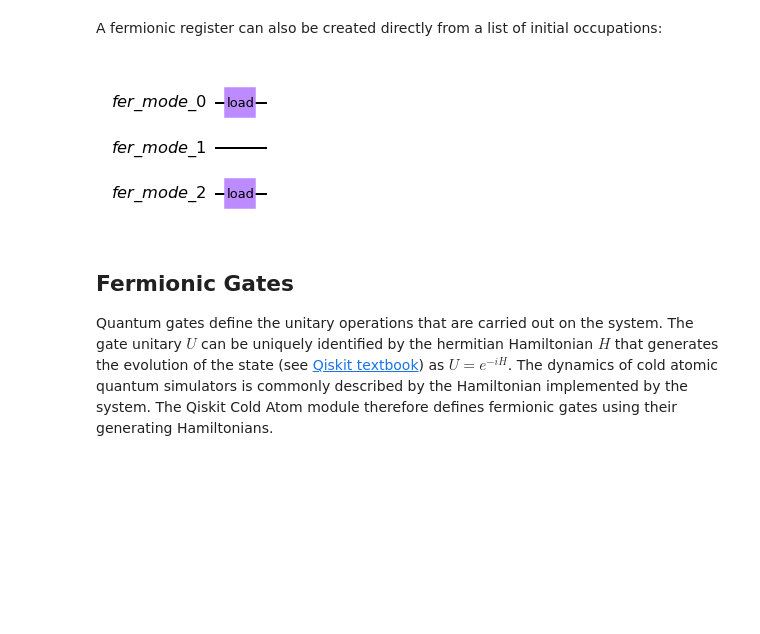
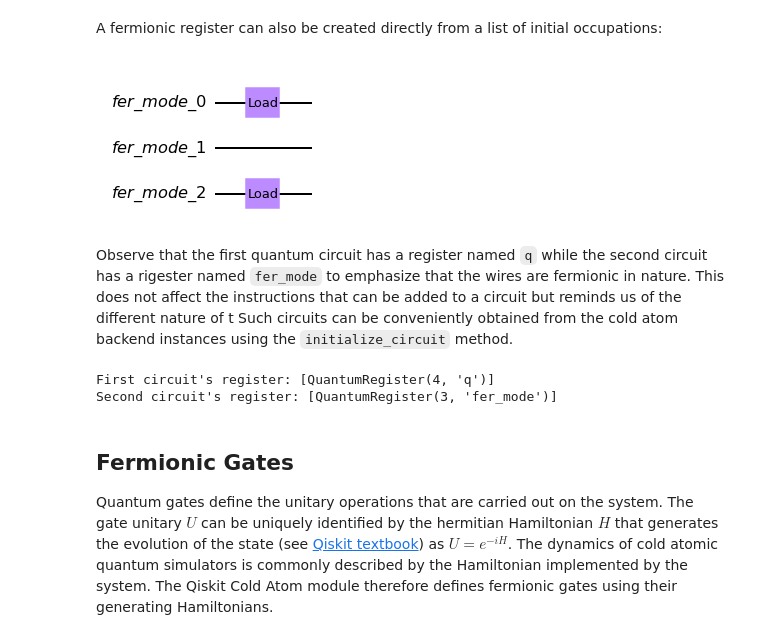
Before and after one commit to qiskit-community/qiskit-cold-atom, a Jupyter notebook: docs/tutorials/01_introduction_and_fermionic_circuits.ipynb, the cells around one changed output. Saved outputs shown, nothing was run; the diff lists cells and outputs as text; code cells hidden in the pictures; blank space fills up the shorter version.

Commit message:
* Added a clarification on the register name in the first tutorial.

```diff
--- a/docs/tutorials/01_introduction_and_fermionic_circuits.ipynb
+++ b/docs/tutorials/01_introduction_and_fermionic_circuits.ipynb
@@ -28,9 +28,9 @@ backend = FermionSimulator()
 # %%
 from qiskit import QuantumCircuit
 
-qc = QuantumCircuit(4)  # Create a quantum circuit describing four fermionic modes.
+circ1 = QuantumCircuit(4)  # Create a quantum circuit describing four fermionic modes.
 
-qc.load_fermions([1, 2])  # Load fermions into modes 1 and 2.
+circ1.load_fermions([1, 2])  # Load fermions into modes 1 and 2.
 
-qc.draw(output='mpl')
+circ1.draw(output='mpl')
 # %% [output]
@@ -38,9 +38,9 @@ qc.draw(output='mpl')
 # %% [markdown]
 A measurement will yield the occupations of each wire. Let's run the circuit on the `FermionSimulator` backend and confirm this. Calling `backend.run()` will create an `AerJob` object from qiskit-aer which comes with the same functionality to handle jobs familiar from the Aer simulation backends, such as a `.result()` method to retrieve the results.
 # %%
-qc.measure_all()
+circ1.measure_all()
 
-job = backend.run(qc)  # defaults to 1000 shots taken
+job = backend.run(circ1)  # defaults to 1000 shots taken
 
 print(job.result().get_counts())
 # %% [output]
@@ -48,11 +48,19 @@ print(job.result().get_counts())
 # %% [markdown]
 A fermionic register can also be created directly from a list of initial occupations:
 # %%
-q = backend.initialize_circuit([1, 0, 1])
+circ2 = backend.initialize_circuit([1, 0, 1])
 
-q.draw(output='mpl')
+circ2.draw(output='mpl')
 # %% [output]
-[figure, old version]
+[figure, new version]
+# %% [markdown]
+Observe that the first quantum circuit has a register named `q` while the second circuit has a rigester named `fer_mode` to emphasize that the wires are fermionic in nature. This does not affect the instructions that can be added to a circuit but reminds us of the different nature of t Such circuits can be conveniently obtained from the cold atom backend instances using the `initialize_circuit` method.
+# %%
+print(f"First circuit's register: {circ1.qregs}")
+print(f"Second circuit's register: {circ2.qregs}")
+# %% [output]
+First circuit's register: [QuantumRegister(4, 'q')]
+Second circuit's register: [QuantumRegister(3, 'fer_mode')]
 # %% [markdown]
 ## Fermionic Gates
 
```
Also changed, not shown: parts of 6 cells of this notebook.
